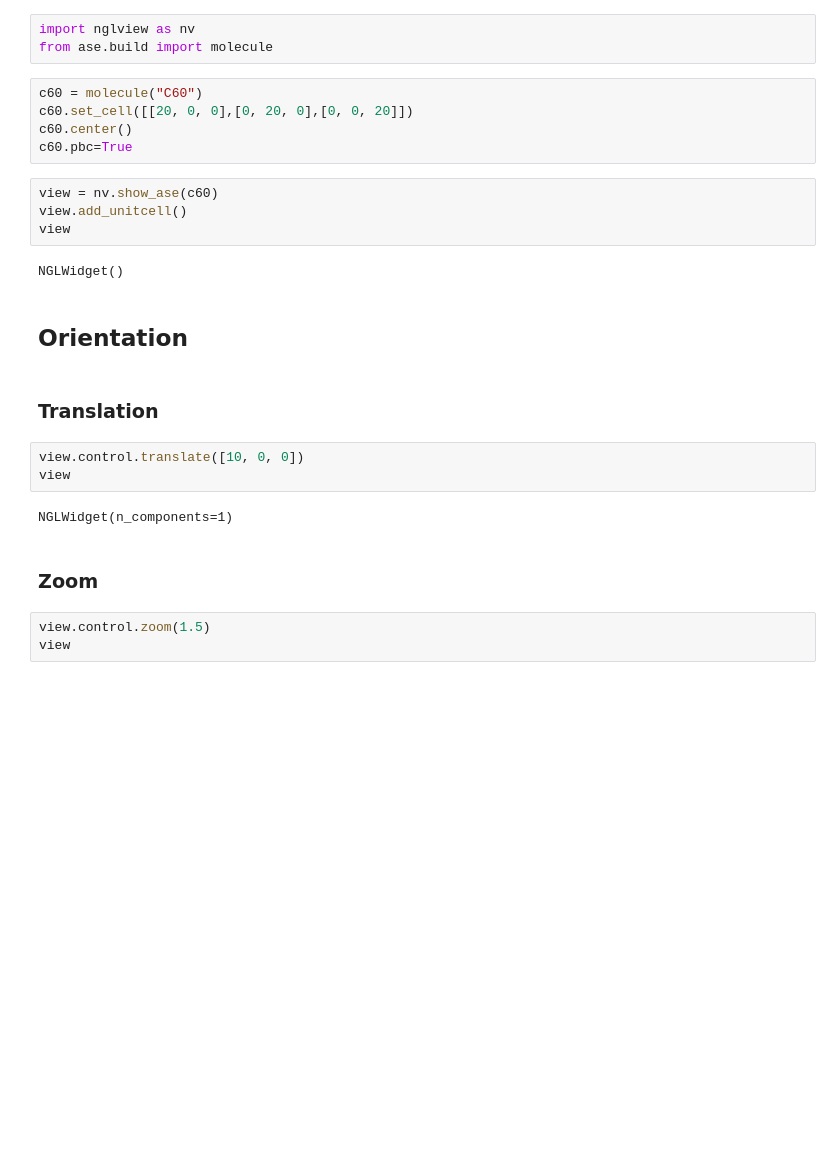
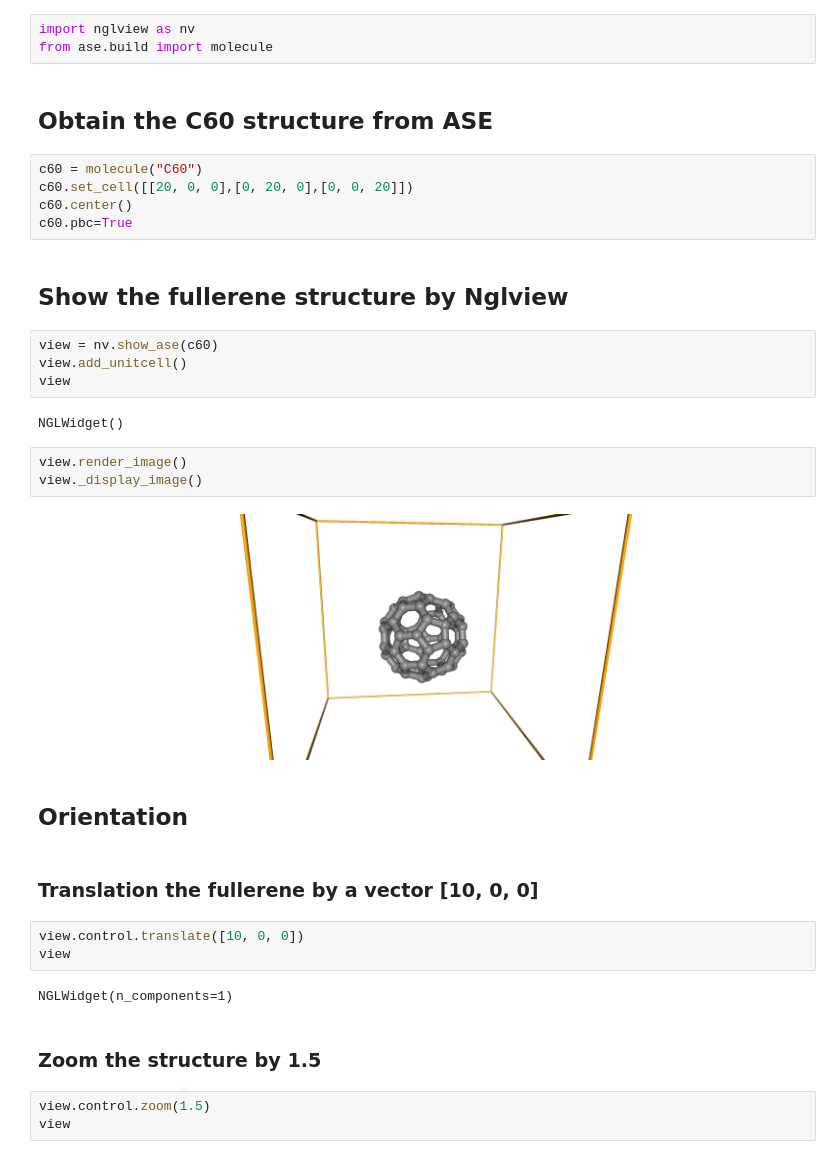
Before and after one commit to osscar-org/osscar-docs, a Jupyter notebook: notebooks/nglview_advanced.ipynb, the cells around one changed output. Saved outputs shown, nothing was run; the diff lists cells and outputs as text; blank space fills up the shorter version.

Commit message:
Update the Nglview advanced notebook

```diff
--- a/notebooks/nglview_advanced.ipynb
+++ b/notebooks/nglview_advanced.ipynb
@@ -3,28 +3,37 @@
 # %%
 import nglview as nv
 from ase.build import molecule
+# %% [markdown]
+## Obtain the C60 structure from ASE
 # %%
 c60 = molecule("C60")
 c60.set_cell([[20, 0, 0],[0, 20, 0],[0, 0, 20]])
 c60.center()
 c60.pbc=True
+# %% [markdown]
+## Show the fullerene structure by Nglview
 # %%
 view = nv.show_ase(c60)
 view.add_unitcell()
 view
 # %% [output]
 NGLWidget()
+# %%
+view.render_image()
+view._display_image()
+# %% [output]
+[figure, added]
 # %% [markdown]
 ## Orientation
-# %% [markdown]
-### Translation
+# %% [markdown]
+### Translation the fullerene by a vector [10, 0, 0]
 # %%
 view.control.translate([10, 0, 0])
 view
 # %% [output]
 NGLWidget(n_components=1)
-# %% [markdown]
-### Zoom
+# %% [markdown]
+### Zoom the structure by 1.5
 # %%
 view.control.zoom(1.5)
 view
```
Also changed, not shown: parts of 3 cells of this notebook.
